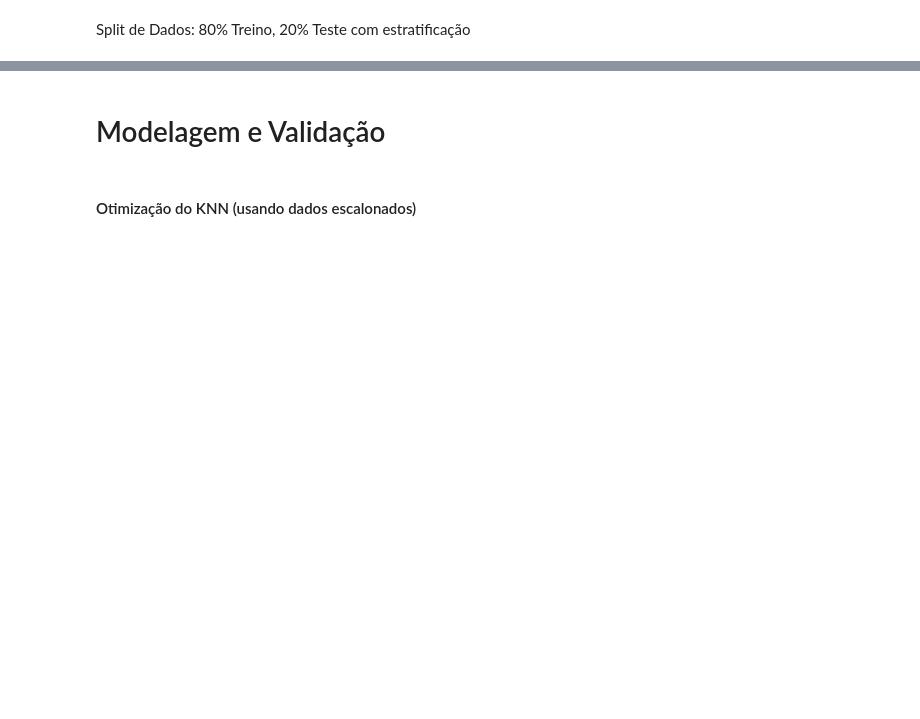
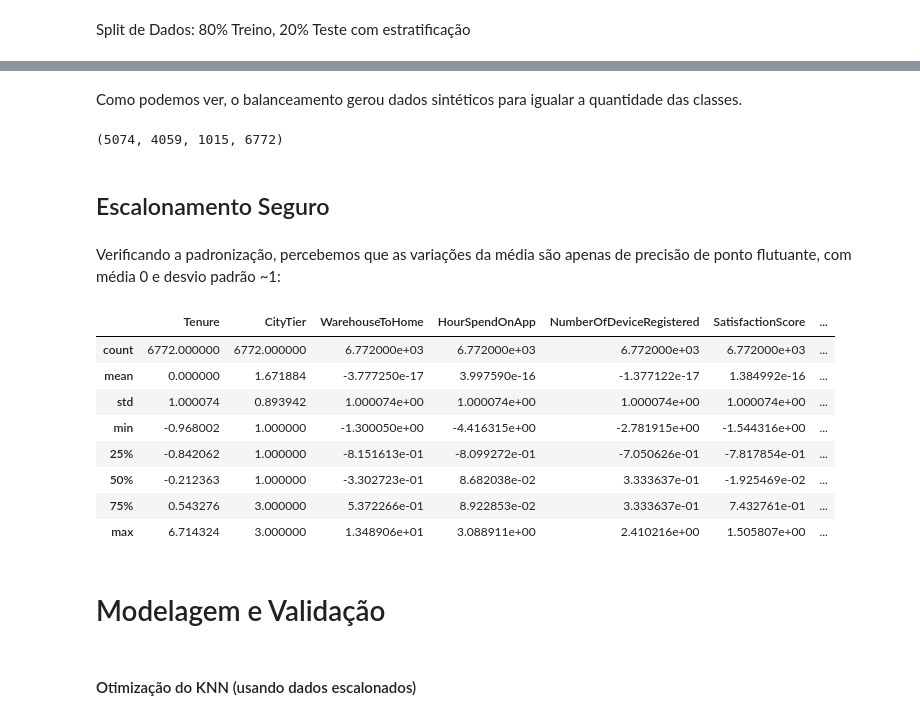
Before and after one commit to renandi/sctec-mlcv-projeto-final-m1, a Jupyter notebook: main.ipynb, the cells around one changed output, grey strips where cells are left out. Cells and saved outputs as stored; diff of their text form; code cells hidden in the pictures; blank space fills up the shorter version.

```diff
--- a/main.ipynb
+++ b/main.ipynb
@@ -346,3 +417,11 @@ Escalonamento Seguro
+# %% [markdown]
+Como podemos ver, o balanceamento gerou dados sintéticos para igualar a quantidade das classes.
+# %%
+len(y), len(y_train), len(y_test), len(y_train_bal)
+# %% [output]
+(5074, 4059, 1015, 6772)
+# %% [markdown]
+## Escalonamento Seguro
 # %%
 cont_cols = [
     'Tenure', 'WarehouseToHome', 'HourSpendOnApp', 'NumberOfDeviceRegistered',
@@ -357,6 +438,20 @@ X_test_scaled = X_test.copy()
 # fit_transform no treino balanceado; apenas transform no teste
 X_train_bal_scaled[cont_cols] = scaler.fit_transform(X_train_bal[cont_cols])
 X_test_scaled[cont_cols] = scaler.transform(X_test[cont_cols])
+# %% [markdown]
+Verificando a padronização, percebemos que as variações da média são apenas de precisão de ponto flutuante, com média 0 e desvio padrão ~1:
+# %%
+X_train_bal_scaled.describe()
+# %% [output]
+|  | Tenure | CityTier | WarehouseToHome | HourSpendOnApp | NumberOfDeviceRegistered | SatisfactionScore | ... |
+| count | 6772.000000 | 6772.000000 | 6.772000e+03 | 6.772000e+03 | 6.772000e+03 | 6.772000e+03 | ... |
+| mean | 0.000000 | 1.671884 | -3.777250e-17 | 3.997590e-16 | -1.377122e-17 | 1.384992e-16 | ... |
+| std | 1.000074 | 0.893942 | 1.000074e+00 | 1.000074e+00 | 1.000074e+00 | 1.000074e+00 | ... |
+| min | -0.968002 | 1.000000 | -1.300050e+00 | -4.416315e+00 | -2.781915e+00 | -1.544316e+00 | ... |
+| 25% | -0.842062 | 1.000000 | -8.151613e-01 | -8.099272e-01 | -7.050626e-01 | -7.817854e-01 | ... |
+| 50% | -0.212363 | 1.000000 | -3.302723e-01 | 8.682038e-02 | 3.333637e-01 | -1.925469e-02 | ... |
+| 75% | 0.543276 | 3.000000 | 5.372266e-01 | 8.922853e-02 | 3.333637e-01 | 7.432761e-01 | ... |
+| max | 6.714324 | 3.000000 | 1.348906e+01 | 3.088911e+00 | 2.410216e+00 | 1.505807e+00 | ... |
 # %% [markdown]
 # Modelagem e Validação
 # %% [markdown]
```
Also changed, not shown: parts of 30 cells of this notebook.
